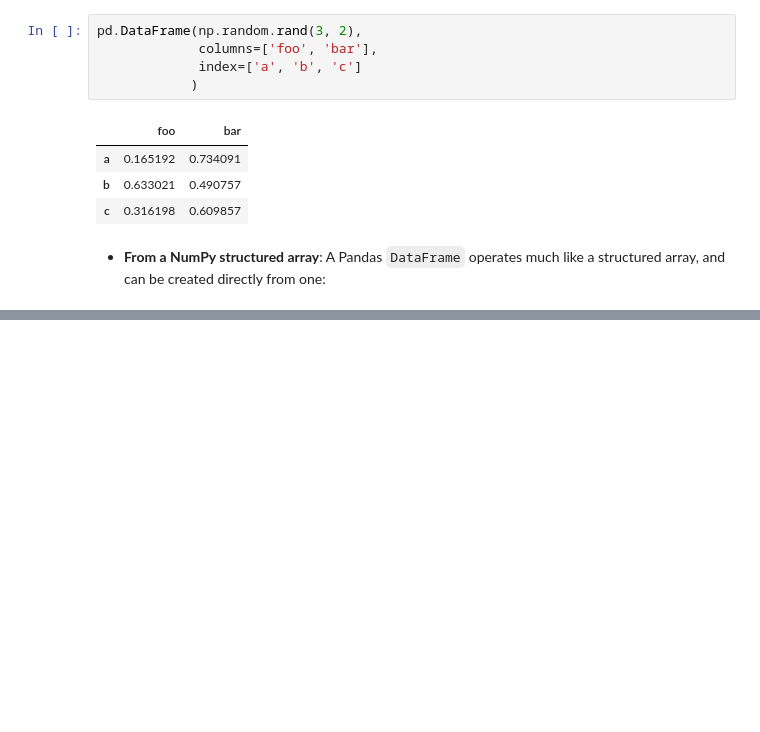
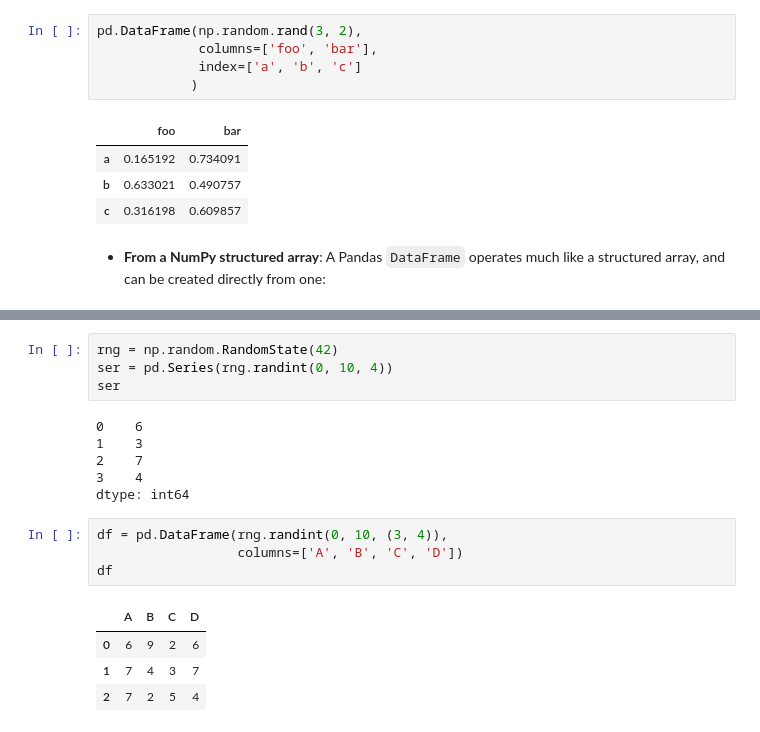
Before and after one commit to mjkeene/ML, a Jupyter notebook: python_data_science_handbook/3_data_manipulation_with_pandas.ipynb, the cells around one changed output, grey strips where cells are left out. Drawn from its saved outputs; the diff is of its cells as text; blank space fills up the shorter version.

```diff
--- a/python_data_science_handbook/3_data_manipulation_with_pandas.ipynb
+++ b/python_data_science_handbook/3_data_manipulation_with_pandas.ipynb
@@ -319,0 +695,19 @@ pd.DataFrame(np.random.rand(3, 2),
+# %%
+rng = np.random.RandomState(42)
+ser = pd.Series(rng.randint(0, 10, 4))
+ser
+# %% [output]
+0    6
+1    3
+2    7
+3    4
+dtype: int64
+# %%
+df = pd.DataFrame(rng.randint(0, 10, (3, 4)),
+                  columns=['A', 'B', 'C', 'D'])
+df
+# %% [output]
+|  | A | B | C | D |
+| 0 | 6 | 9 | 2 | 6 |
+| 1 | 7 | 4 | 3 | 7 |
+| 2 | 7 | 2 | 5 | 4 |
```
Also changed, not shown: parts of 78 cells of this notebook.
